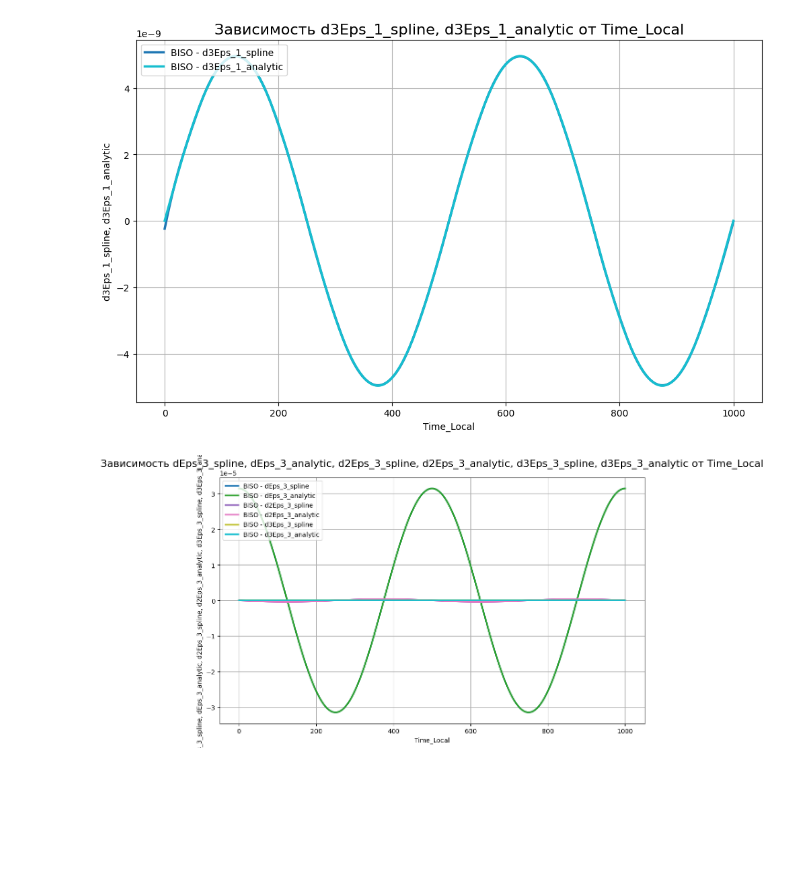
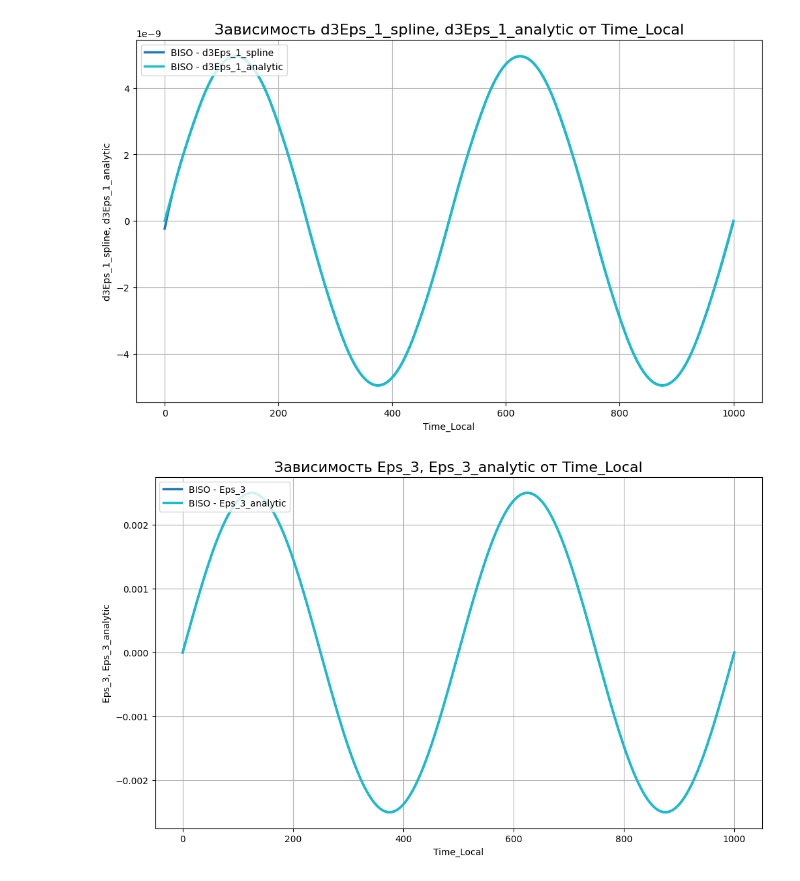
Before and after one commit to ArtemDos/complex_deformations, a Jupyter notebook: P29/ideal_vint/biso.ipynb, the cells around one changed output. Cells and saved outputs as stored; diff of their text form; code cells hidden in the pictures; blank space fills up the shorter version.

Commit message:
add analytival values

```diff
--- a/P29/ideal_vint/biso.ipynb
+++ b/P29/ideal_vint/biso.ipynb
@@ -195,6 +195,18 @@ analytical = AnalyticalDerivatives(
 print(f"Угловая скорость на винтовой траектории omega: {analytical.omega:.4f}")
 
 t_vals = df_stage2['Time_Local'].values
+start_row = numerical_experiment_biso[numerical_experiment_biso['Time'] <= split_time].iloc[-1]
+eps_z_start = start_row['EPTO_ZZ']
+eps_theta_start = start_row['EPTO_TT']
+E1_analytic, E2_analytic, E3_analytic = analytical.get_values(
+    t_vals,
+    eps_z_start=eps_z_start,
+    eps_theta_start= eps_theta_start
+)
+df_stage2['Eps_1_analytic'] = E1_analytic
+df_stage2['Eps_2_analytic'] = E2_analytic
+df_stage2['Eps_3_analytic'] = E3_analytic
+
 dE_analytic, d2E_analytic, d3E_analytic = analytical.get_derivatives(t_vals)
 df_stage2['dEps_1_analytic'] = dE_analytic[0]
 df_stage2['dEps_2_analytic'] = dE_analytic[1]
@@ -212,7 +224,7 @@ plot_xy(
     ],
     x_col='Time_Local',
     y_cols=['dEps_1_analytic', 'dEps_2_analytic', 'dEps_3_analytic'],
-    title='Первый аналитические производные компонент вектора Ильюшина (2-й этап)'
+    title='Первые аналитические производные компонент вектора Ильюшина (2-й этап)'
 )
 
 plot_xy(
@@ -365,14 +385,10 @@ plot_xy(
 # %%
 plot_xy(
     data_pairs=[(model_name, df_stage2)],
     x_col='Time_Local',
-    y_cols=['dEps_3_spline',
-            'dEps_3_analytic',
-            'd2Eps_3_spline',
-            'd2Eps_3_analytic',
-            'd3Eps_3_spline',
-            'd3Eps_3_analytic'
+    y_cols=['Eps_3',
+            'Eps_3_analytic',
         ],
 )
 # %% [output]
-[figure, old version]
+[figure, new version]
```
Also changed, not shown: parts of 5 cells of this notebook, 1 other file.
